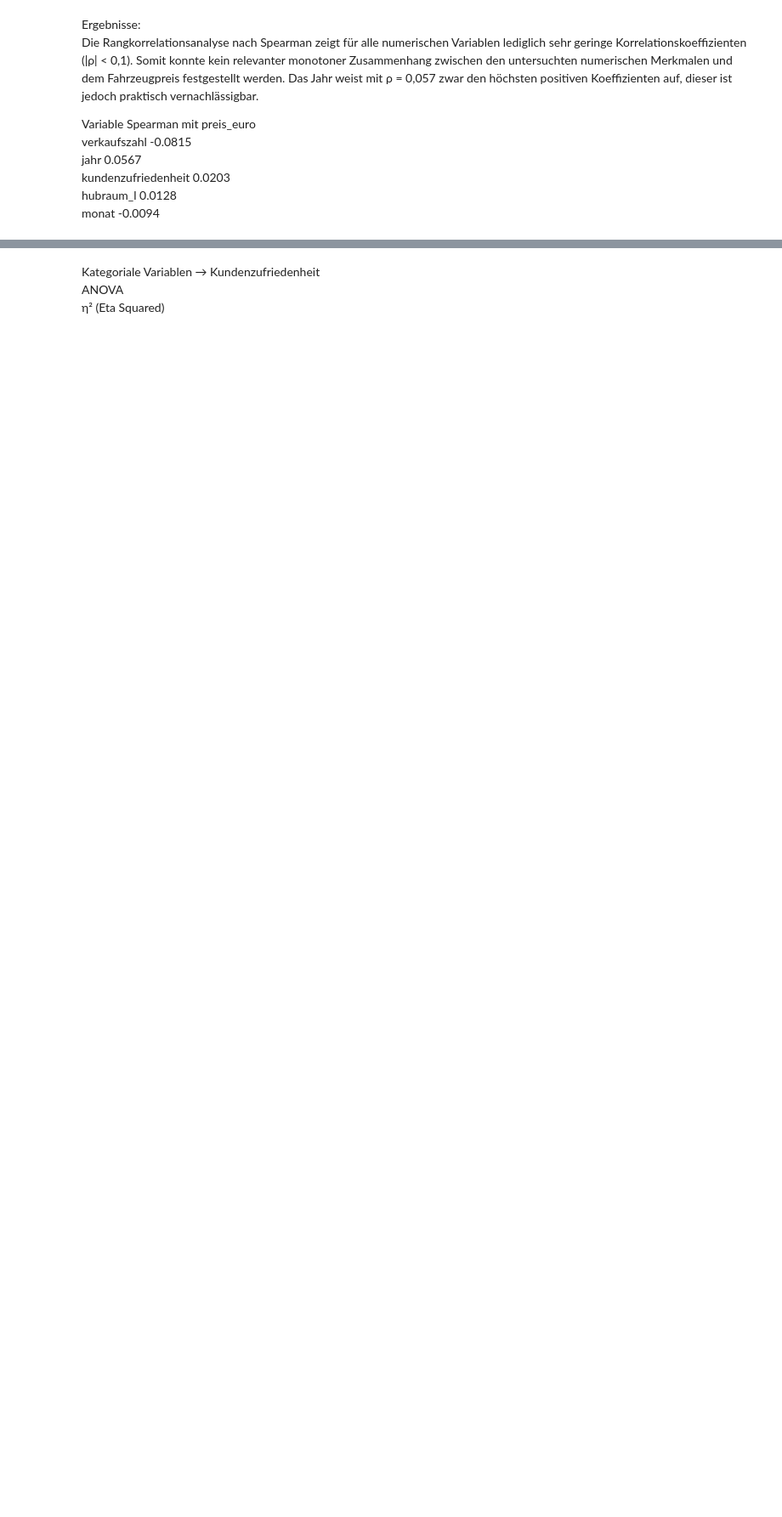
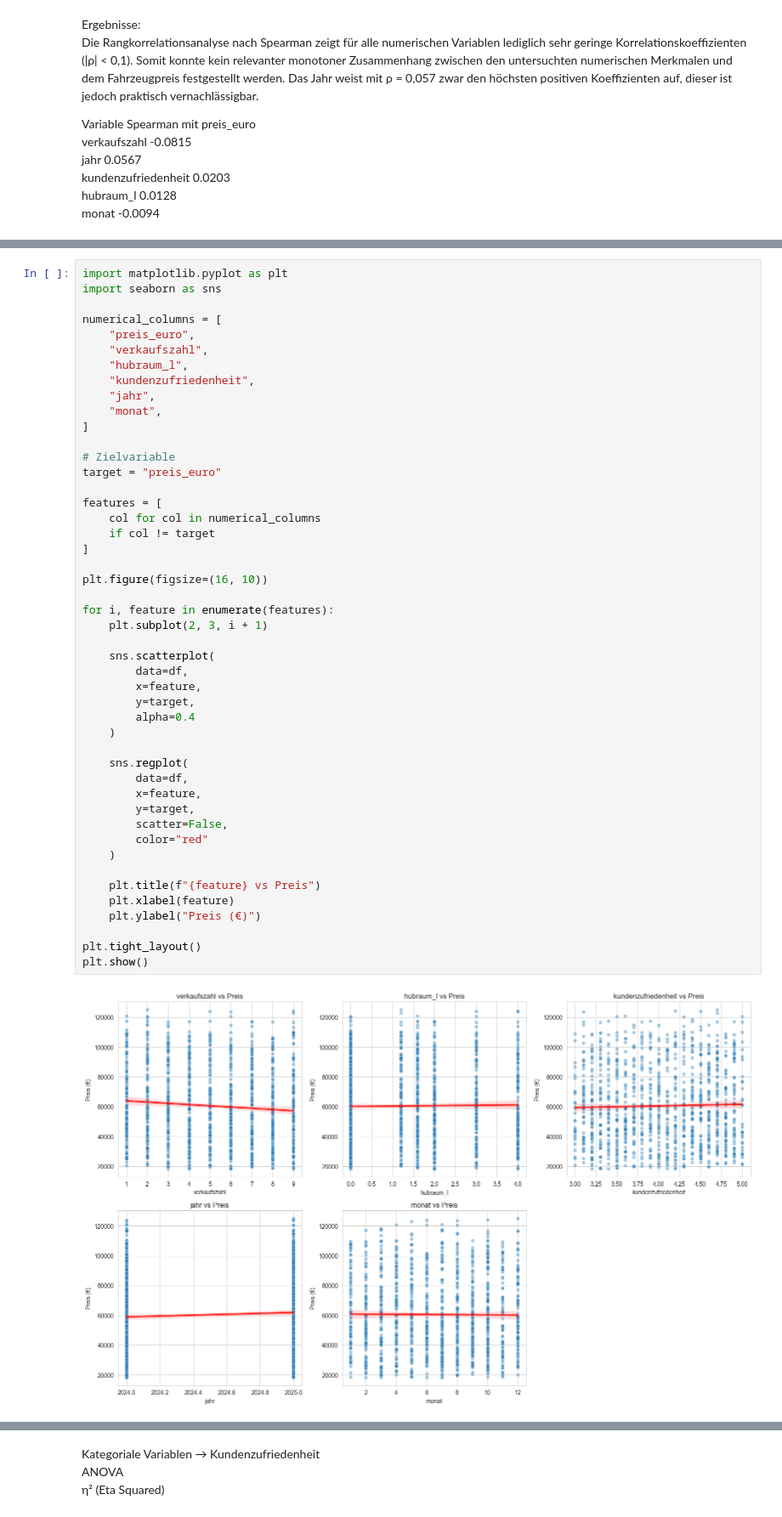
Before and after one commit to sofiyesakova/car-price-prediction, a Jupyter notebook: notebooks/Einflussanalyse_Preis_Euro.ipynb, the cells around one changed output, grey strips where cells are left out. Shown at 85% size. Drawn from its saved outputs; the diff is of its cells as text; blank space fills up the shorter version.

```diff
--- a/notebooks/Einflussanalyse_Preis_Euro.ipynb
+++ b/notebooks/Einflussanalyse_Preis_Euro.ipynb
@@ -468,0 +468,49 @@ monat	-0.0094
+# %%
+import matplotlib.pyplot as plt
+import seaborn as sns
+
+numerical_columns = [
+    "preis_euro",
+    "verkaufszahl",
+    "hubraum_l",
+    "kundenzufriedenheit",
+    "jahr",
+    "monat",
+]
+
+# Zielvariable
+target = "preis_euro"
+
+features = [
+    col for col in numerical_columns
+    if col != target
+]
+
+plt.figure(figsize=(16, 10))
+
+for i, feature in enumerate(features):
+    plt.subplot(2, 3, i + 1)
+
+    sns.scatterplot(
+        data=df,
+        x=feature,
+        y=target,
+        alpha=0.4
+    )
+
+    sns.regplot(
+        data=df,
+        x=feature,
+        y=target,
+        scatter=False,
+        color="red"
+    )
+
+    plt.title(f"{feature} vs Preis")
+    plt.xlabel(feature)
+    plt.ylabel("Preis (€)")
+
+plt.tight_layout()
+plt.show()
+# %% [output]
+[figure, added]
```
Also changed, not shown: parts of 4 cells of this notebook, 3 other files.
